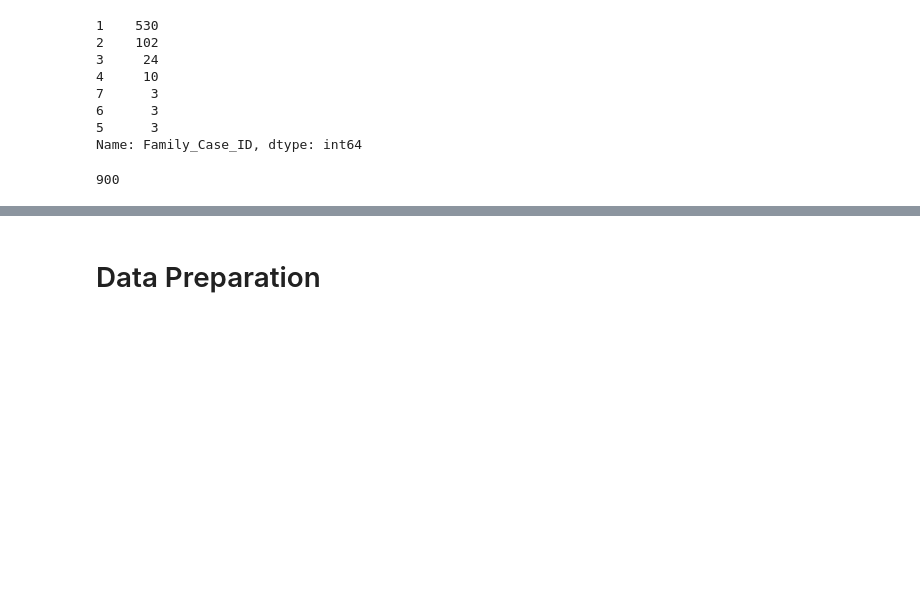
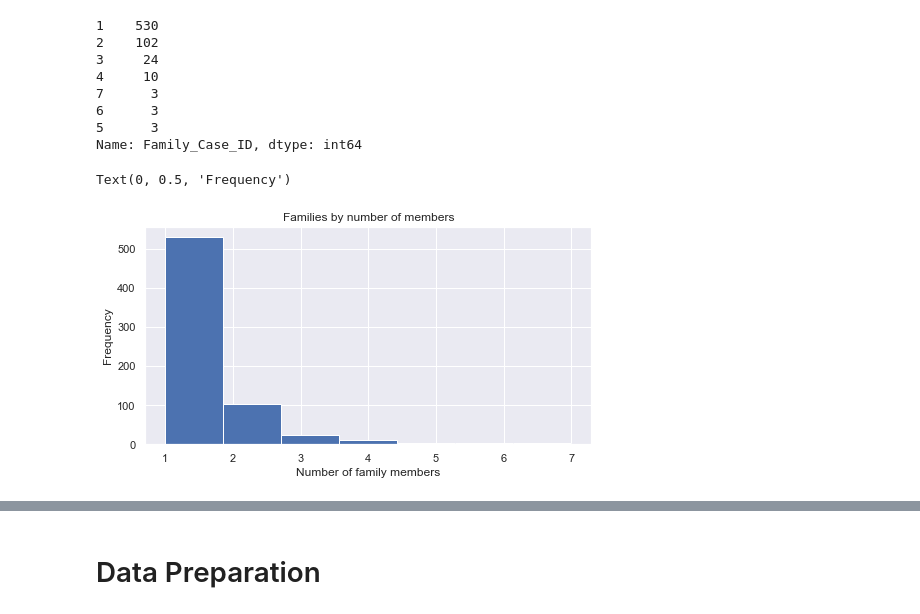
Before and after one commit to mrmachatschek/pandemic_survival_prediction, a Jupyter notebook: main.ipynb, the cells around one changed output, grey strips where cells are left out. Drawn from its saved outputs; the diff is of its cells as text; code cells hidden in the pictures; blank space fills up the shorter version.

```diff
--- a/main.ipynb
+++ b/main.ipynb
@@ -72,7 +117,13 @@ pd.Series(df.Family_Case_ID.value_counts()).value_counts()
 6      3
 5      3
 Name: Family_Case_ID, dtype: int64
-# %%
-df['Deceased'].count()
-# %% [output]
-900
+# %%
+# Plotting how big the family are, most of them just 1/2
+families = df.groupby(["Family_Case_ID"])["Family_Case_ID"].count().reset_index(name='count').sort_values(by='count')
+
+ax = families.plot(x='Family_Case_ID', y ='count' , kind="hist",legend= False, title = "Families by number of members",bins=7)
+ax.set_xlabel("Number of family members")
+ax.set_ylabel("Frequency")
+# %% [output]
+Text(0, 0.5, 'Frequency')
+[figure, added]
```
Also changed, not shown: parts of 23 cells of this notebook.
